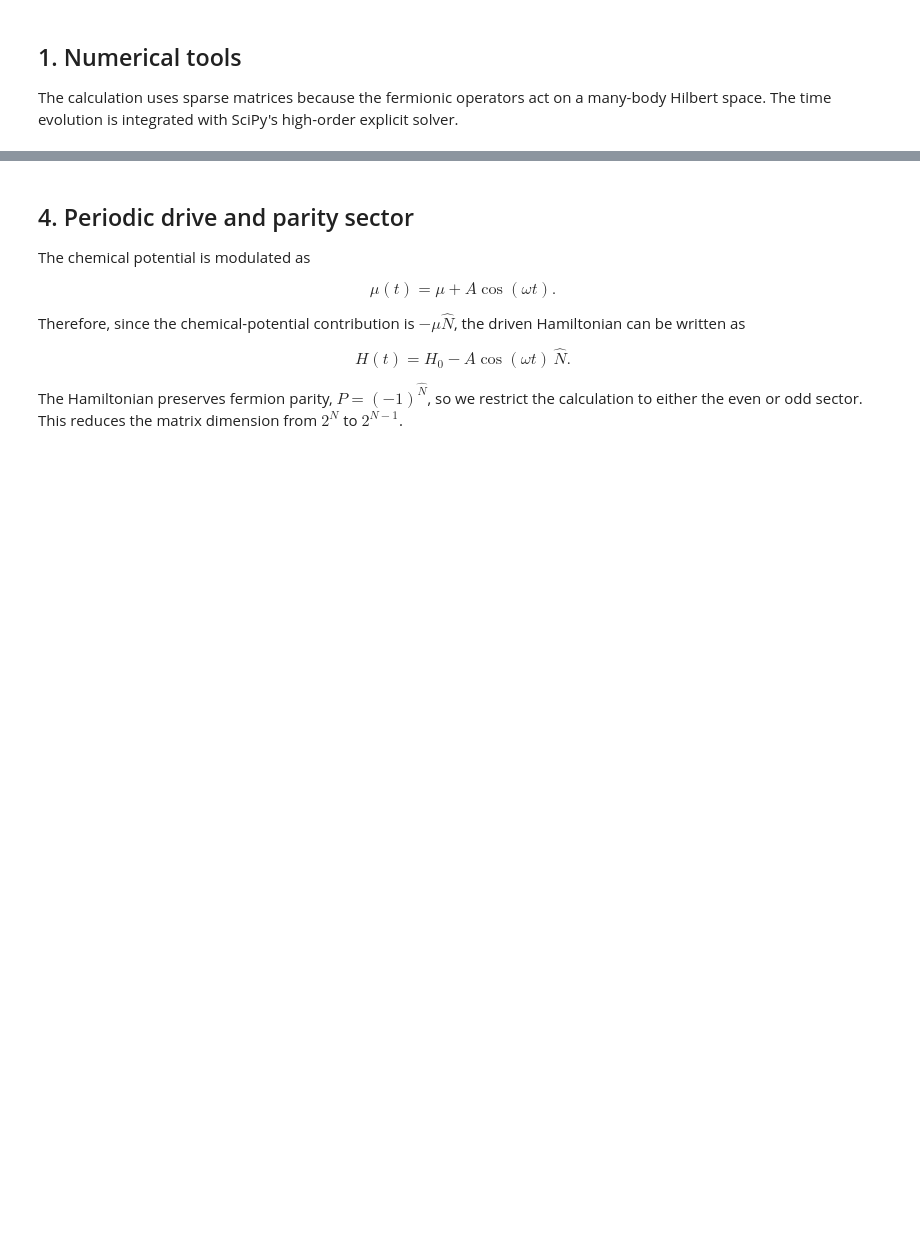
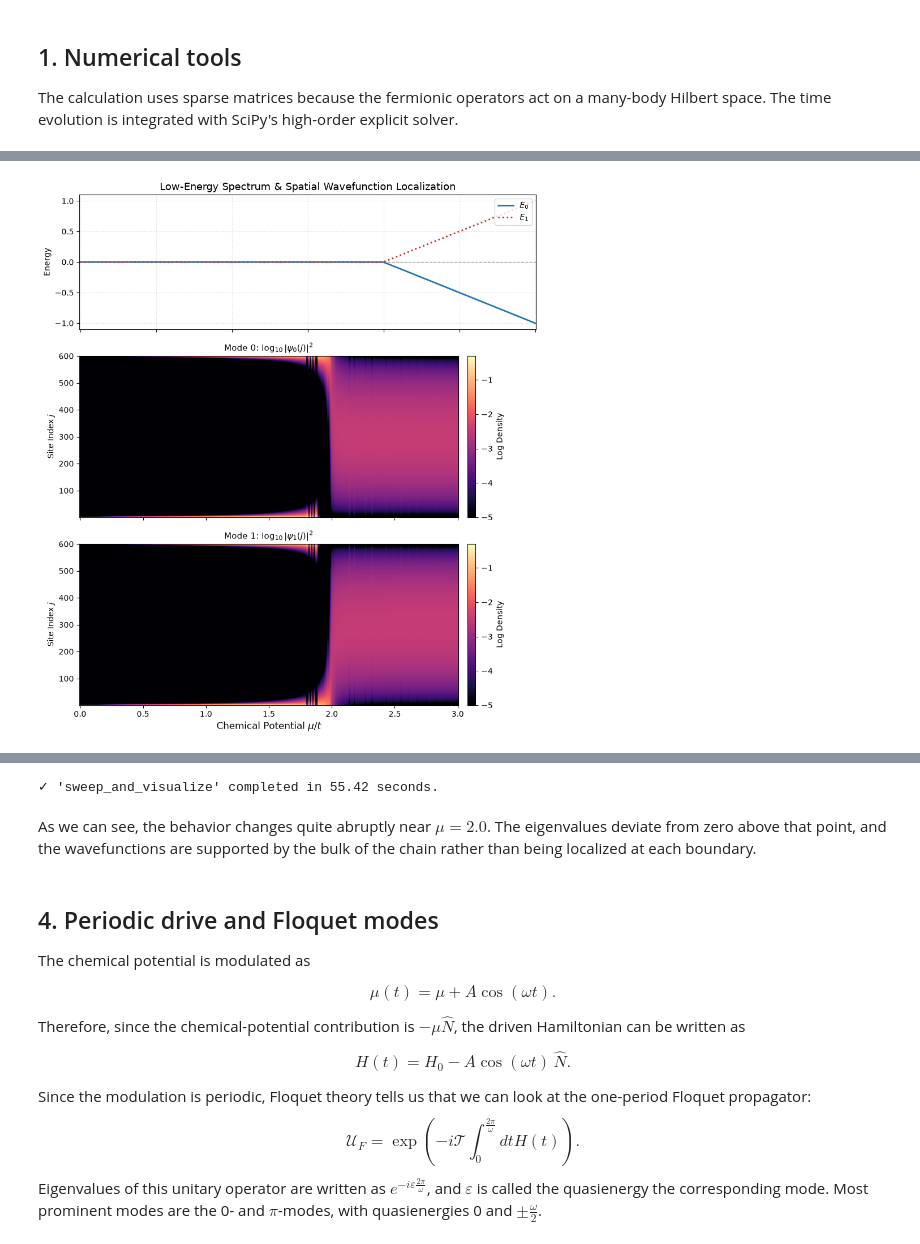
Before and after one commit to pingpingy1/kitaev_chain_time_dependence, a Jupyter notebook: kitaev_chain_simulation.ipynb, the cells around one changed output, grey strips where cells are left out. Cells and saved outputs as stored; diff of their text form; code cells hidden in the pictures; blank space fills up the shorter version.

```diff
--- a/kitaev_chain_simulation.ipynb
+++ b/kitaev_chain_simulation.ipynb
@@ -92,0 +213,63 @@ def build_kitaev_chain(N, mu, t_hop, delta=None):
+# %%
+@with_progress()
+def sweep_and_visualize(N=50, t_hop=1.0, delta=1.0, mu_min=0.0, mu_max=3.0, num_points=301, decouple_edges=True):
+    """
+    Sweeps mu from mu_min to mu_max and runs the diagnostics plot.
+    Kitaev transition occurs at |mu| = 2*t_hop (= 2.0 here).
+    """
+    mu_values = np.linspace(mu_min, mu_max, num_points)
+
+    energies_0 = np.zeros(num_points)
+    energies_1 = np.zeros(num_points)
+
+    # 2D arrays storing spatial density per site (rows) vs parameter mu (cols)
+    densities_0 = np.zeros((N, num_points))
+    densities_1 = np.zeros((N, num_points))
+
+    for idx, mu in enumerate(mu_values):
+        H_bdg, _ = build_kitaev_chain(N=N, mu=mu, t_hop=t_hop, delta=delta)
+
+        # Diagonalize: eigh sorts eigenvalues in ascending order
+        # First N eigenvalues are negative (-E_N, ..., -E_1)
+        # Next N eigenvalues are positive (+E_1, ..., +E_N)
+        eigenvalues, eigenvectors = np.linalg.eigh(H_bdg)
+
+        # The lowest two non-negative modes are indices N and N+1
+        E0 = eigenvalues[N - 1]
+        E1 = eigenvalues[N]
+        psi0 = eigenvectors[:, N - 1]  # Shape (2N,)
+        psi1 = eigenvectors[:, N    ]  # Shape (2N,)
+
+        energies_0[idx] = E0
+        energies_1[idx] = E1
+
+        if decouple_edges and E0 < 1e-4:
+            # Below the bulk gap, psi0 and psi1 are symmetric/antisymmetric linear
+            # combinations of both edge Majoranas. Rotating by 45 degrees decouples them
+            # into individual left-edge (gamma_L) and right-edge (gamma_R) modes:
+            mode_L = (psi0 + psi1) / np.sqrt(2)
+            mode_R = (psi0 - psi1) / (1j * np.sqrt(2))
+        else:
+            mode_L = psi0
+            mode_R = psi1
+
+        # Probability density at site j: |u_j|^2 + |v_j|^2
+        # u components are elements 0 to N-1; v components are elements N to 2N-1
+        u_L, v_L = mode_L[:N], mode_L[N:]
+        u_R, v_R = mode_R[:N], mode_R[N:]
+
+        densities_0[:, idx] = np.abs(u_L)**2 + np.abs(v_L)**2
+        densities_1[:, idx] = np.abs(u_R)**2 + np.abs(v_R)**2
+
+    plot_topological_mode_diagnostics(
+        param_values=mu_values,
+        energies_0=energies_0,
+        energies_1=energies_1,
+        densities_0=densities_0,
+        densities_1=densities_1,
+        param_name=r"Chemical Potential $\mu / t$"
+    )
+
+# N=50 is fast (< 1 second) and clearly separates edge modes from bulk continuum
+sweep_and_visualize(N=600, t_hop=1.0, delta=1.0, mu_min=0.0, mu_max=3.0, num_points=301)
+# %% [output]
@@ -92,0 +277 @@ def build_kitaev_chain(N, mu, t_hop, delta=None):
+[figure, added]
@@ -93,5 +279,9 @@ def build_kitaev_chain(N, mu, t_hop, delta=None):
+✓ 'sweep_and_visualize' completed in 55.42 seconds.
+# %% [markdown]
+As we can see, the behavior changes quite abruptly near $\mu=2.0$.
+The eigenvalues deviate from zero above that point, and the wavefunctions are supported by the bulk of the chain rather than being localized at each boundary.
 # %% [markdown]
-## 4. Periodic drive and parity sector
+## 4. Periodic drive and Floquet modes
 
 The chemical potential is modulated as
 
@@ -105,4 +295,10 @@ $$
 H(t)=H_0-A\cos(\omega t)\,\hat N.
 $$
 
-The Hamiltonian preserves fermion parity, $P=(-1)^{\hat N}$, so we restrict the calculation to either the even or odd sector. This reduces the matrix dimension from $2^N$ to $2^{N-1}$.
+Since the modulation is periodic, Floquet theory tells us that we can look at the one-period Floquet propagator:
+$$
+\mathcal{U}_F = \exp\left(-i\mathcal{T}\int_0^{\frac{2\pi}{\omega}} dt H(t)\right).
+$$
+Eigenvalues of this unitary operator are written as $e^{-i\varepsilon \frac{2\pi}{\omega}}$,
+and $\varepsilon$ is called the quasienergy the corresponding mode.
+Most prominent modes are the 0- and $\pi$-modes, with quasienergies 0 and $\pm\frac{\omega}{2}$.
```
Also changed, not shown: parts of 25 cells of this notebook.
